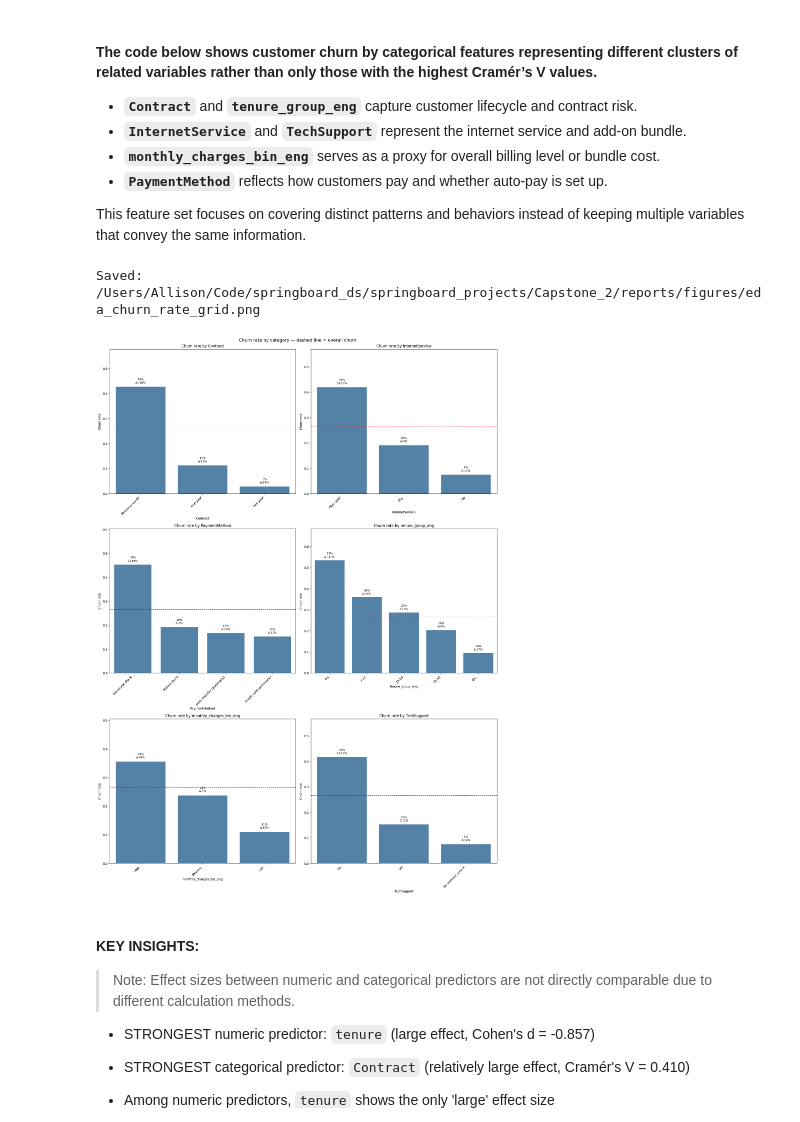
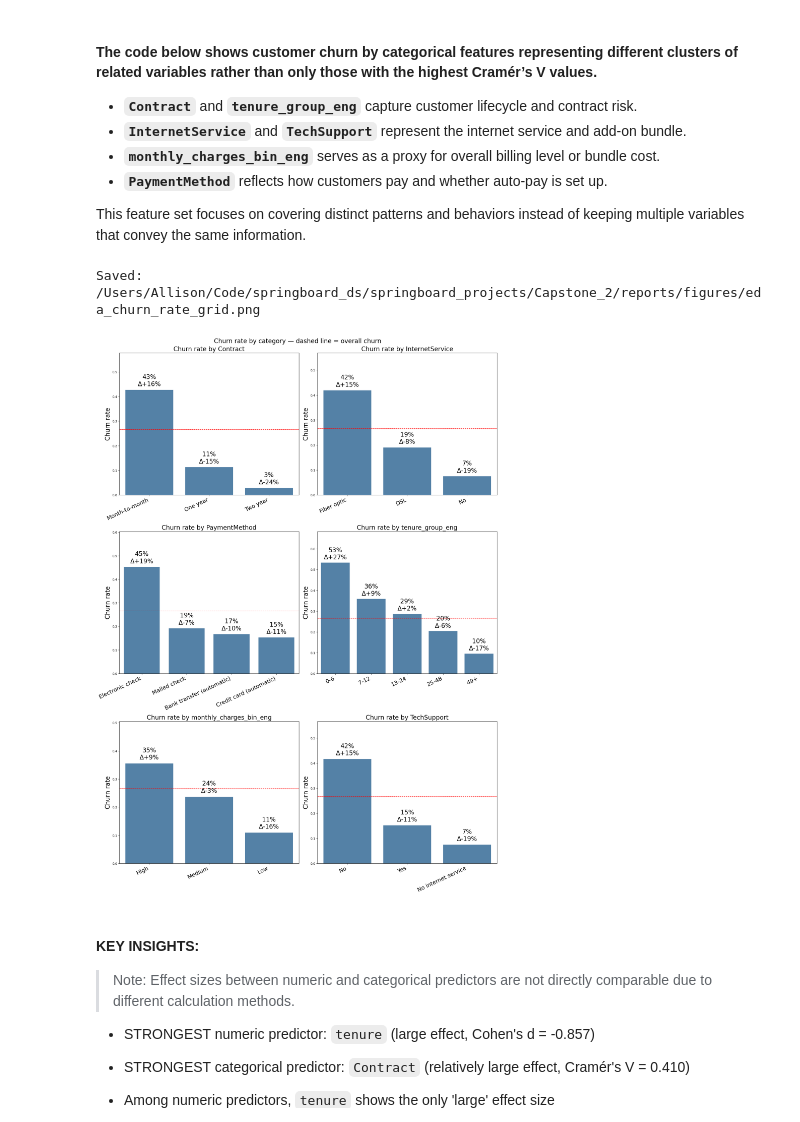
Before and after one commit to amschiltz/springboard_projects, a Jupyter notebook: Capstone_2/notebooks/02_telco_churn_eda_ams.ipynb, the cells around one changed output. Cells and saved outputs as stored; diff of their text form; code cells hidden in the pictures.

Commit message:
Updated two files: notebooks/02_telco_churn_eda_ams.ipynb,reports/figures/eda_churn_rate_grid.png

```diff
--- a/Capstone_2/notebooks/02_telco_churn_eda_ams.ipynb
+++ b/Capstone_2/notebooks/02_telco_churn_eda_ams.ipynb
@@ -542,40 +542,40 @@ def churn_rates_by(col: str) -> pd.DataFrame:
     if hasattr(df[col].dtype, 'ordered') and df[col].dtype.ordered:
         out = out.reindex(df[col].cat.categories)
     else:
         out = out.sort_index()
     return out
 
 
 def plot_churn_rate_bar(col: str, ax):
     out = churn_rates_by(col)
     if not (hasattr(telco_clean[col].dtype, 'ordered') and telco_clean[col].dtype.ordered):
         out = out.sort_values('churn_rate', ascending=False)
 
     sns.barplot(x=out.index.astype(str), y=out['churn_rate'], color='steelblue', ax=ax)
     ax.axhline(overall_churn_rate, color='red', linestyle='--', lw=1.2)
-    ax.set_title(f"Churn rate by {col}")
-    ax.set_ylabel('Churn rate')
-    ax.set_xlabel(col)
+    ax.set_title(f"Churn rate by {col}", fontsize=20)
+    ax.set_ylabel('Churn rate', fontsize=20)
+    ax.set_xlabel('')  # Remove feature label from x-axis
     ax.set_ylim(0, min(1.0, out['churn_rate'].max() + 0.15))
-    ax.set_xticklabels(ax.get_xticklabels(), rotation=45, ha='right')
+    ax.set_xticklabels(ax.get_xticklabels(), rotation=25, ha='right', fontsize=18)
 
     for i, (_, row) in enumerate(out.iterrows()):
         lift = row['churn_rate'] - overall_churn_rate
         ax.text(i, row['churn_rate'] + 0.01,
                 f"{row['churn_rate']:.0%}\nΔ{lift:+.0%}",
-                ha='center', va='bottom', fontsize=9)
+                ha='center', va='bottom', fontsize=20)
 
 features = ['Contract', 'InternetService', 'PaymentMethod',
             'tenure_group_eng', 'monthly_charges_bin_eng', 'TechSupport']
 fig, axes = plt.subplots(3, 2, figsize=(18, 25), constrained_layout=True)
 for ax, col in zip(axes.ravel(), features):
     plot_churn_rate_bar(col, ax=ax)
-fig.suptitle('Churn rate by category — dashed line = overall churn', fontsize=14)
+fig.suptitle('Churn rate by category — dashed line = overall churn', fontsize=20)
 savefig('eda_churn_rate_grid.png')
 plt.show()
 # %% [output]
 Saved: /Users/Allison/Code/springboard_ds/springboard_projects/Capstone_2/reports/figures/eda_churn_rate_grid.png
-[figure, old version]
+[figure, new version]
 # %% [markdown]
 #### KEY INSIGHTS:
 
```
Also changed, not shown: parts of 3 cells of this notebook, 1 other file.
